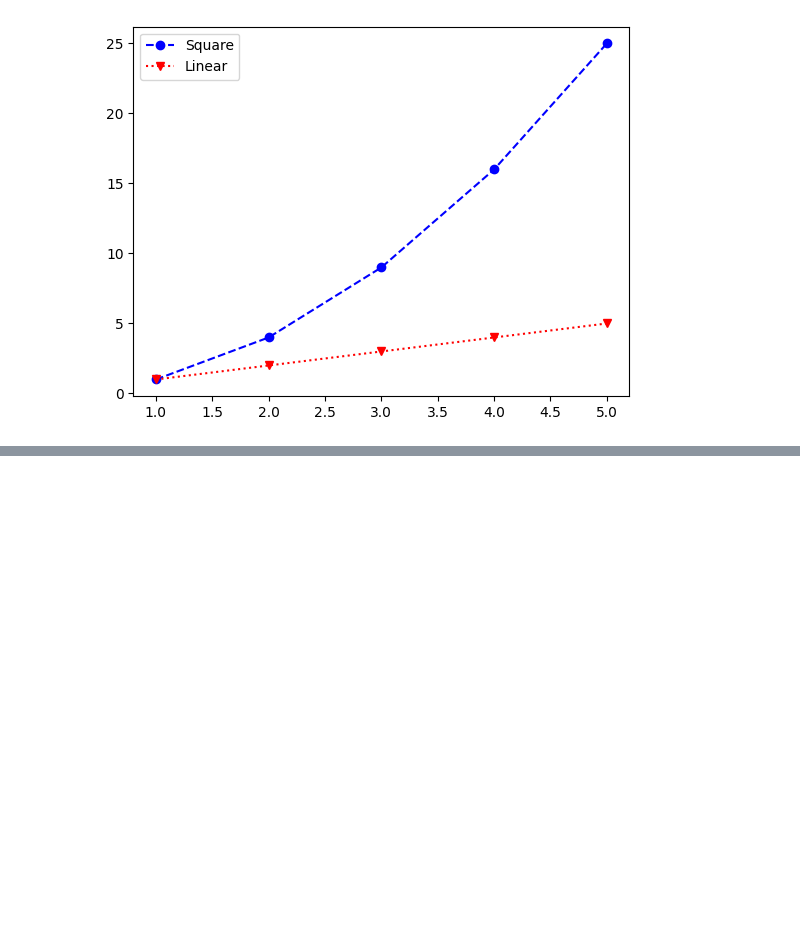
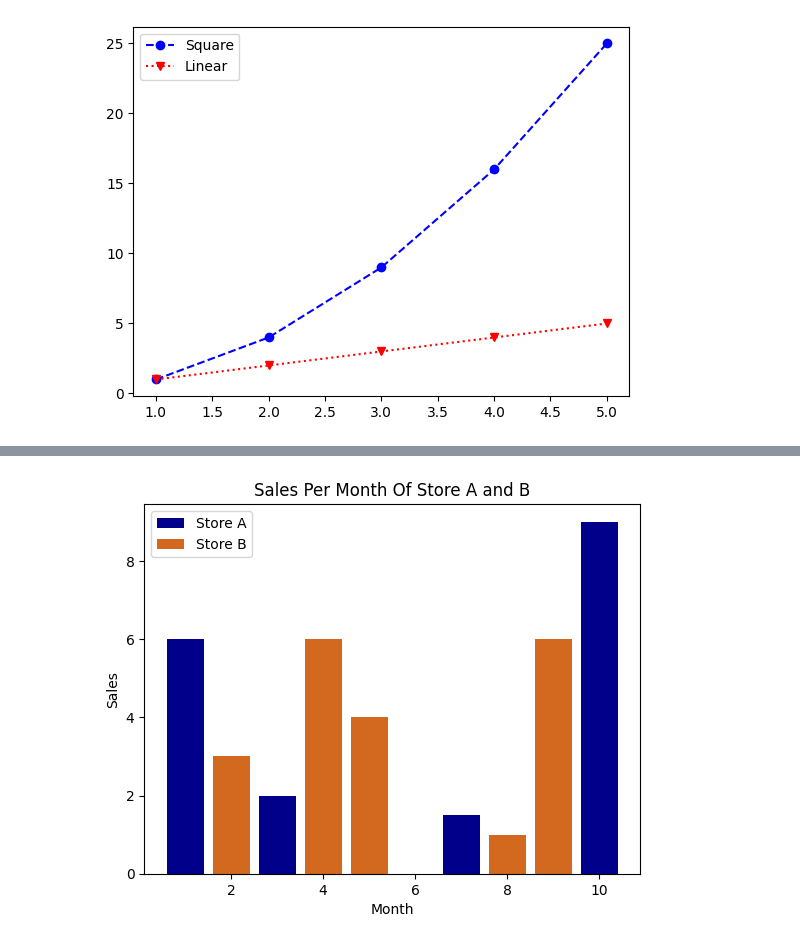
Before and after one commit to Srishti36912/Python_clg, a Jupyter notebook: matplotlib.ipynb, the cells around one changed output, grey strips where cells are left out. Cells and saved outputs as stored; diff of their text form; code cells hidden in the pictures; blank space fills up the shorter version.

```diff
--- a/matplotlib.ipynb
+++ b/matplotlib.ipynb
@@ -216,0 +263,20 @@ plt.show()
+# %%
+import matplotlib.pyplot as plt
+
+x = [1,3,5,7,10]
+y = [6,2,1,1.5,9]
+x2 = [2,5,4,8,9]
+y2 = [3,4,6,1,6]
+
+plt.bar(x, y, label="Store A", color="darkblue")
+plt.bar(x2, y2, label="Store B", color="chocolate")
+
+plt.xlabel("Month")
+plt.ylabel("Sales")
+
+plt.title("Sales Per Month Of Store A and B")
+plt.legend()
+
+plt.show()
+# %% [output]
+[figure, added]
```
Also changed, not shown: parts of 6 cells of this notebook.
